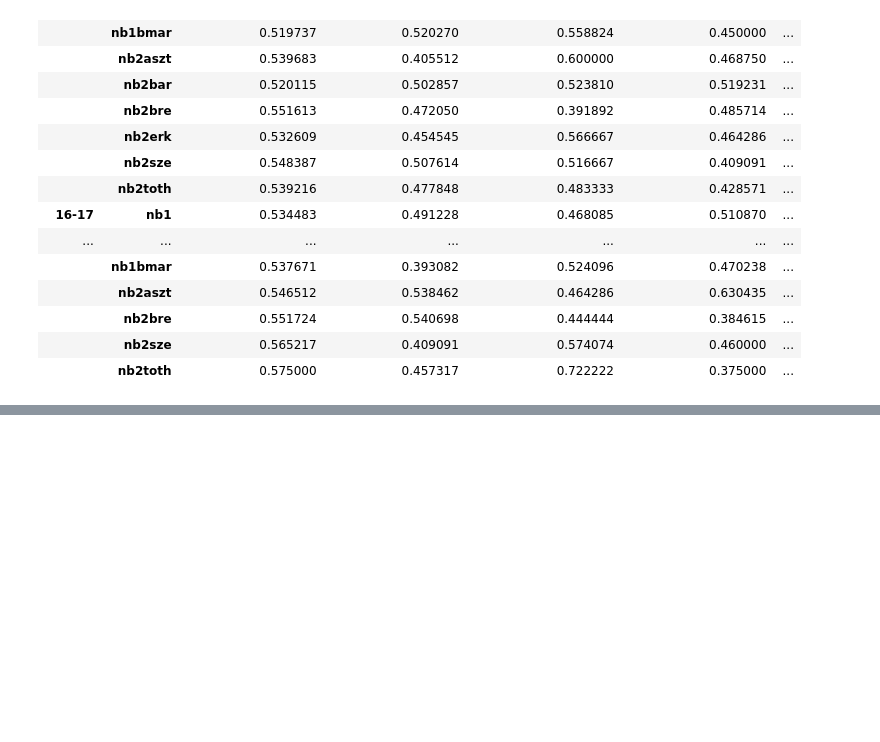
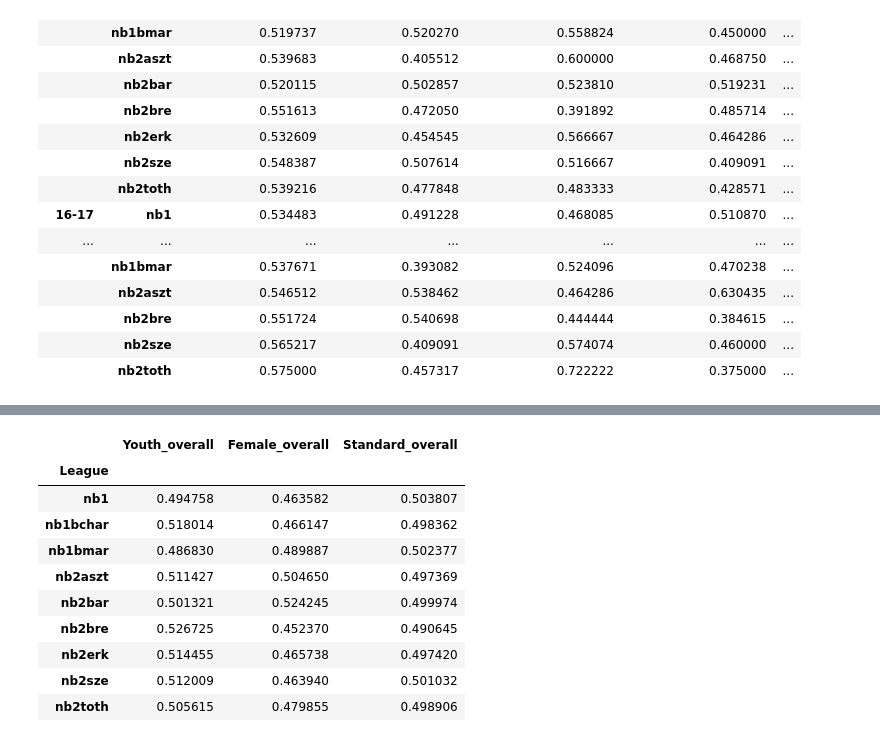
Before and after one commit to szukiadam/ChessChampionshipAnalysis, a Jupyter notebook: ChessChampionship.ipynb, the cells around one changed output, grey strips where cells are left out. Drawn from its saved outputs; the diff is of its cells as text; code cells hidden in the pictures; blank space fills up the shorter version.

```diff
--- a/ChessChampionship.ipynb
+++ b/ChessChampionship.ipynb
@@ -931,3 +927,17 @@ perf_stat_by_season.style.highlight_max(color = 'yellow', axis=1).highlight_min(
 | nb2erk | 0.530581 | 0.498328 | 0.497222 | 0.434253 | 0.507156 | ... |
 | nb2sze | 0.547977 | 0.476041 | 0.506141 | 0.421738 | 0.535470 | ... |
 | nb2toth | 0.519379 | 0.491850 | 0.530109 | 0.429600 | 0.520502 | ... |
+# %%
+pivot_home_away_category.iloc[:,-3:].groupby('League').mean().style.highlight_max(color = 'yellow', axis=1).highlight_min(color='lightblue', axis=1)
+# %% [output]
+|  | Youth_overall | Female_overall | Standard_overall |
+| League |  |  |  |
+| nb1 | 0.494758 | 0.463582 | 0.503807 |
+| nb1bchar | 0.518014 | 0.466147 | 0.498362 |
+| nb1bmar | 0.486830 | 0.489887 | 0.502377 |
+| nb2aszt | 0.511427 | 0.504650 | 0.497369 |
+| nb2bar | 0.501321 | 0.524245 | 0.499974 |
+| nb2bre | 0.526725 | 0.452370 | 0.490645 |
+| nb2erk | 0.514455 | 0.465738 | 0.497420 |
+| nb2sze | 0.512009 | 0.463940 | 0.501032 |
+| nb2toth | 0.505615 | 0.479855 | 0.498906 |
```
Also changed, not shown: parts of 4 cells of this notebook.
